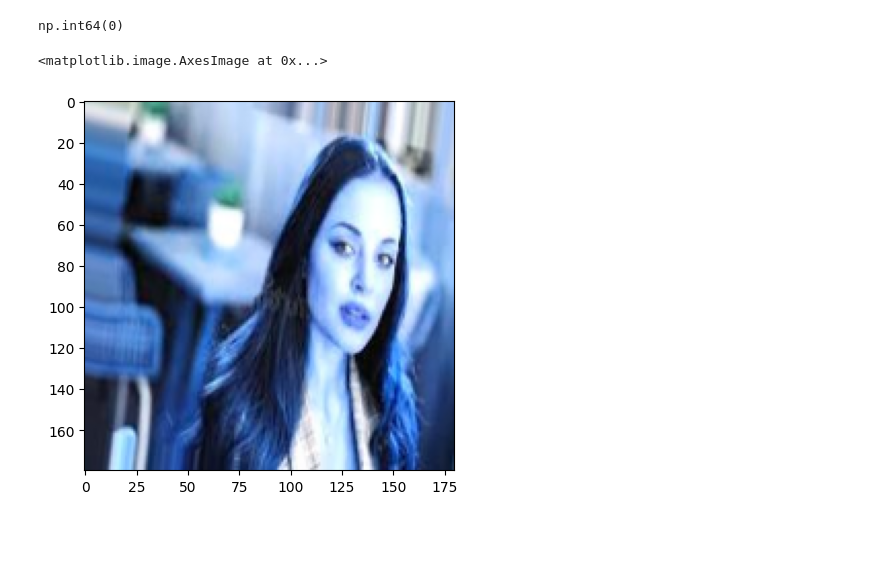
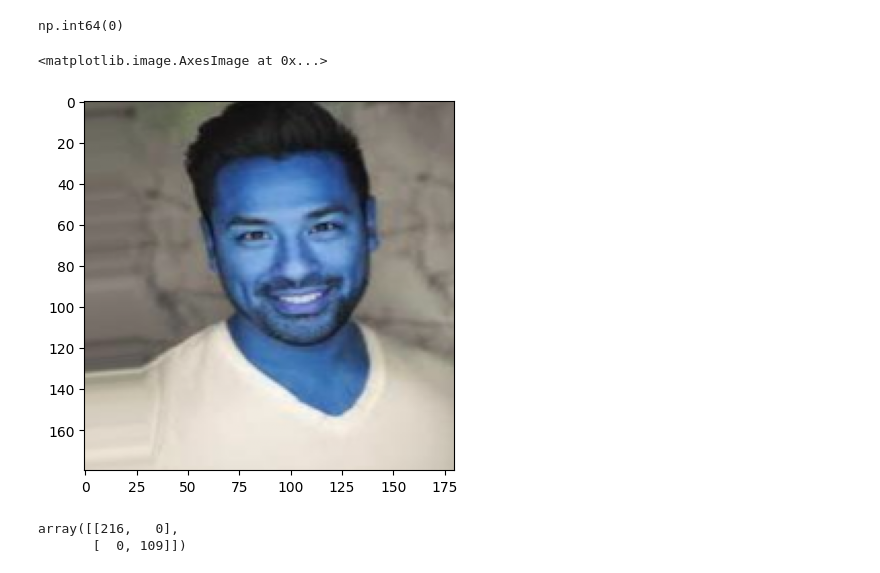
Before and after one commit to AyushPrakash414/DigitRecognitionUsingNeuralNetwork, a Jupyter notebook: imageClassification/AyushImageClassification.ipynb, the cells around one changed output. Saved outputs shown, nothing was run; the diff lists cells and outputs as text; code cells hidden in the pictures; blank space fills up the shorter version.

```diff
--- a/imageClassification/AyushImageClassification.ipynb
+++ b/imageClassification/AyushImageClassification.ipynb
@@ -248,7 +257,7 @@ y_test[10]
 # %% [output]
 np.int64(0)
 # %%
-plt.imshow(x_test[10])
+plt.imshow(x_test[301])
 # %% [output]
 <matplotlib.image.AxesImage at 0x...>
-[figure, old version]
+[figure, new version]
@@ -254,0 +269,5 @@ plt.imshow(x_test[10])
+# %%
+cm
+# %% [output]
+array([[216,   0],
+       [  0, 109]])
```
Also changed, not shown: parts of 6 cells of this notebook.
